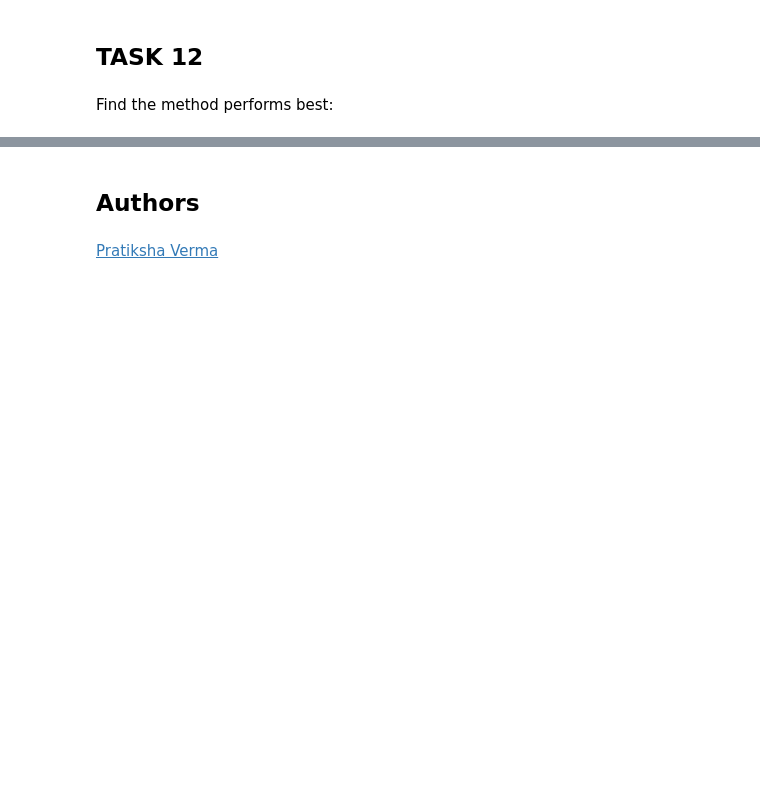
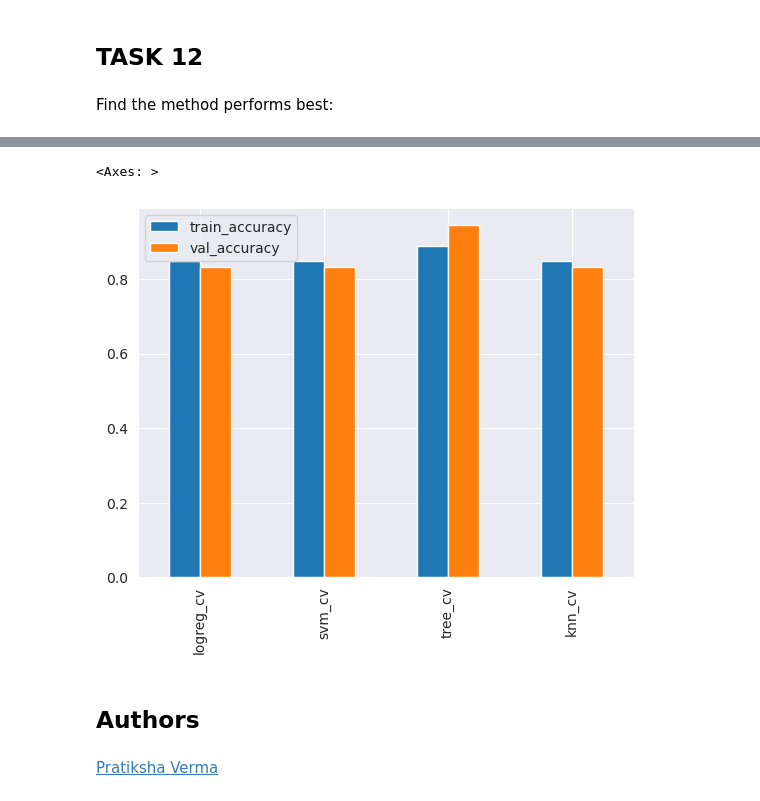
Before and after one commit to jarrettdunne/coursera, a Jupyter notebook: ibm-ds/capstone/spacex_ml_prediction.ipynb, the cells around one changed output, grey strips where cells are left out. Cells and saved outputs as stored; diff of their text form; code cells hidden in the pictures; blank space fills up the shorter version.

```diff
--- a/ibm-ds/capstone/spacex_ml_prediction.ipynb
+++ b/ibm-ds/capstone/spacex_ml_prediction.ipynb
@@ -393,4 +391,9 @@ result_table
 | knn_cv | 0.848214 | 0.833333 |
+# %%
+result_table.plot(kind='bar')
+# %% [output]
+<Axes: >
+[figure, added]
 # %% [markdown]
 ## Authors
 # %% [markdown]
```
Also changed, not shown: parts of 12 cells of this notebook, 3 other files.
